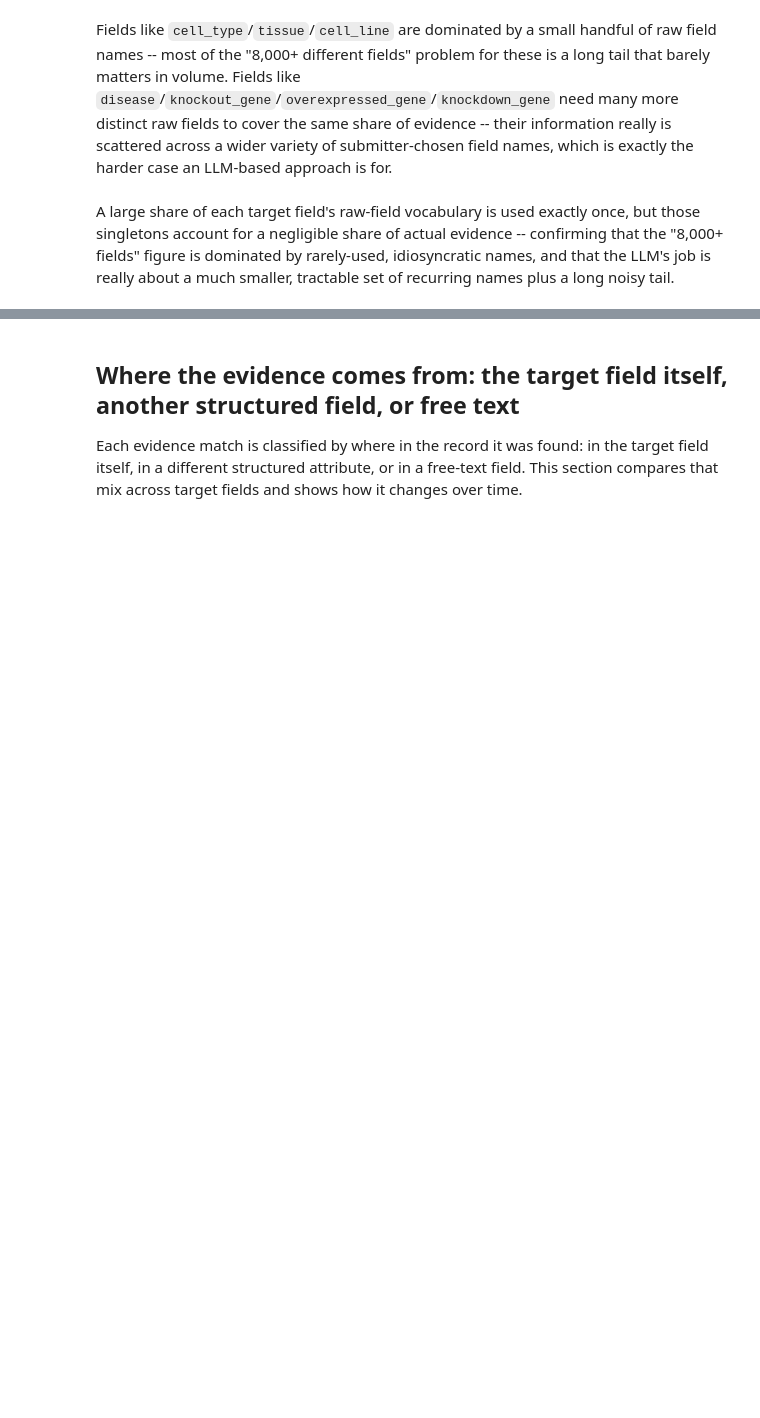
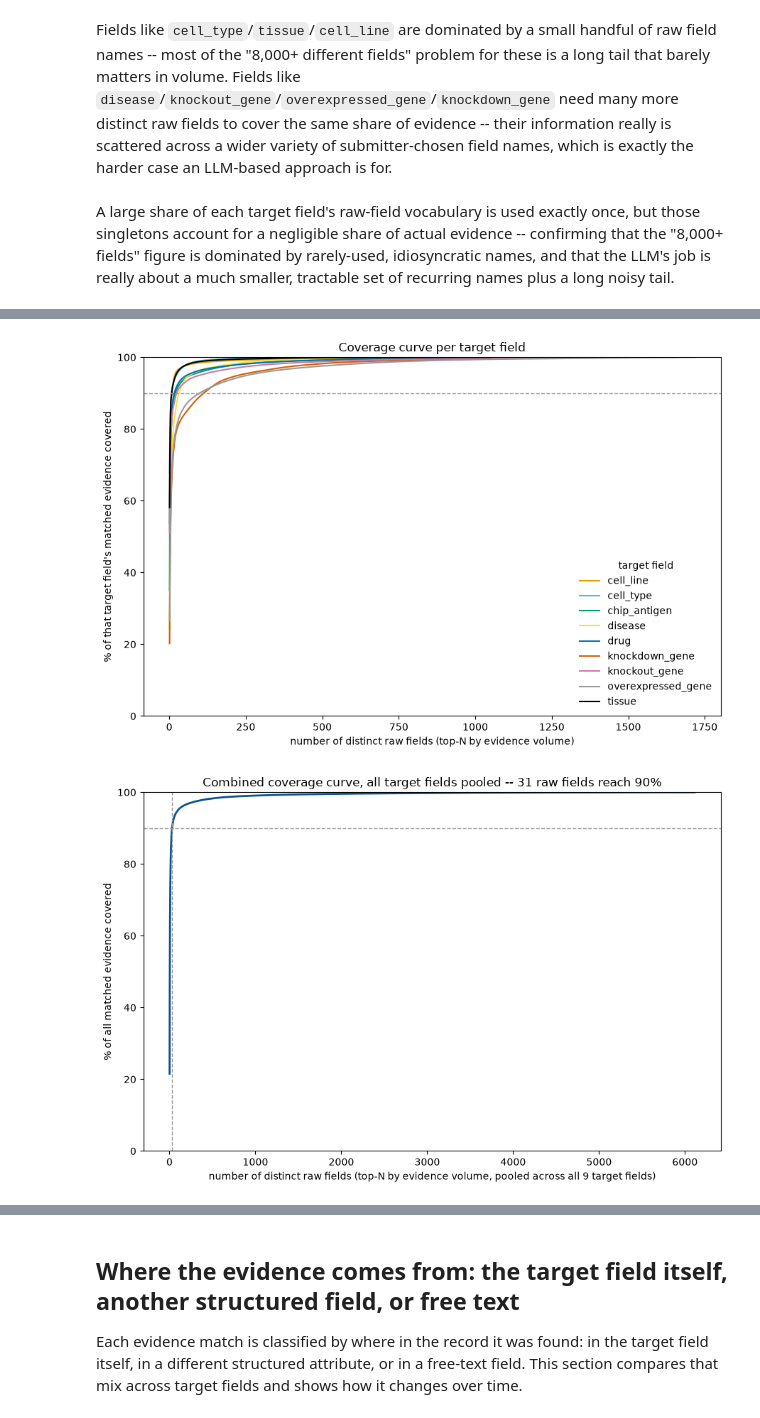
Before and after one commit to nuriafari/BH26_BioSample_bsllmner_mk2_value_provenance, a Jupyter notebook: notebooks/biosample_trace_back_analysis.ipynb, the cells around one changed output, grey strips where cells are left out. Saved outputs shown, nothing was run; the diff lists cells and outputs as text; code cells hidden in the pictures; blank space fills up the shorter version.

```diff
--- a/notebooks/biosample_trace_back_analysis.ipynb
+++ b/notebooks/biosample_trace_back_analysis.ipynb
@@ -293,0 +320,80 @@ A large share of each target field's raw-field vocabulary is used exactly once,
+# %%
+# COVERAGE CURVES: DISTINCT RAW FIELDS NEEDED TO REACH X% COVERAGE -- PER FIELD, POOLED, AND BY YEAR
+def plot_coverage_curves_per_field(exploded: pd.DataFrame, figsize: tuple[float, float] = (9, 6)) -> None:
+    fig, ax = plt.subplots(figsize=figsize)
+    for target_field in TARGET_FIELDS:
+        counts = exploded.loc[exploded["target_field"] == target_field, "raw_field"].value_counts()
+        curve = concentration_curve(counts)
+        ax.plot(curve["n_fields"], curve["pct_covered"], label=target_field, color=TARGET_FIELD_COLORS[target_field], linewidth=1.5)
+    ax.axhline(90, color="#999999", linestyle="--", linewidth=1)
+    ax.set_xlabel("number of distinct raw fields (top-N by evidence volume)")
+    ax.set_ylabel("% of that target field's matched evidence covered")
+    ax.set_title("Coverage curve per target field")
+    ax.set_ylim(0, 100)
+    ax.legend(title="target field", loc="lower right", frameon=False)
+    plt.tight_layout()
+    plt.show()
+
+
+def plot_coverage_curve_pooled(exploded: pd.DataFrame, figsize: tuple[float, float] = (9, 6)) -> int:
+    pooled_counts = exploded["raw_field"].value_counts()
+    curve = concentration_curve(pooled_counts)
+    n_for_90 = int(curve.loc[curve["pct_covered"] >= 90, "n_fields"].min())
+
+    fig, ax = plt.subplots(figsize=figsize)
+    ax.plot(curve["n_fields"], curve["pct_covered"], color="#0b5394", linewidth=2)
+    ax.axhline(90, color="#999999", linestyle="--", linewidth=1)
+    ax.axvline(n_for_90, color="#999999", linestyle="--", linewidth=1)
+    ax.set_xlabel("number of distinct raw fields (top-N by evidence volume, pooled across all 9 target fields)")
+    ax.set_ylabel("% of all matched evidence covered")
+    ax.set_title(f"Combined coverage curve, all target fields pooled -- {n_for_90:,} raw fields reach 90%")
+    ax.set_ylim(0, 100)
+    plt.tight_layout()
+    plt.show()
+    return n_for_90
+
+
+def plot_vocabulary_split_by_year(exploded: pd.DataFrame, figsize: tuple[float, float] = (10, 6)) -> None:
+    year_exploded = exploded.dropna(subset=["year_publication"])
+    year_exploded = year_exploded[year_exploded["year_publication"].between(*YEAR_RANGE)]
+    years = sorted(year_exploded["year_publication"].unique())
+    segments, labels = concentration_segments_by(year_exploded, "year_publication", years)
+    colors = ["#0b5394", "#6da7ec", "#e3eefc"]
+
+    fig, ax = plt.subplots(figsize=figsize)
+    y_pos = range(len(years))
+    left = pd.Series(0.0, index=segments.index)
+    for label, color in zip(labels, colors):
+        ax.barh(y_pos, segments[label], left=left, label=label, color=color)
+        left += segments[label]
+    ax.set_yticks(list(y_pos))
+    ax.set_yticklabels([int(year) for year in years])
+    ax.invert_yaxis()  # earliest year at top
+    ax.set_xlabel("number of distinct raw field names")
+    ax.set_title("How the raw-field vocabulary itself splits, by year")
+    ax.legend(title="field group", loc="upper center", bbox_to_anchor=(0.5, -0.12), ncol=len(labels), frameon=False)
+
+    # same needed-for-90% / total labels as the by-target-field version above
+    need_for_90 = segments[labels[0]]
+    totals = segments.sum(axis=1)
+    ax.set_xlim(0, totals.max() * 1.18)
+    for y, year in zip(y_pos, years):
+        ax.text(need_for_90[year], y, f"  {int(need_for_90[year]):,}", va="center", ha="left", fontsize=8, color=colors[0])
+        ax.text(totals[year], y, f"  {int(totals[year]):,}", va="center", ha="left", fontsize=8, color="black", fontweight="bold")
+    plt.tight_layout()
+    plt.show()
+
+
+plot_coverage_curves_per_field(exploded)
+n_pooled_for_90 = plot_coverage_curve_pooled(exploded)
+per_field_needed, per_field_labels = field_count_segments(exploded)
+sum_per_field_90 = int(per_field_needed[per_field_labels[0]].sum())
+md(
+    f"Combined across all 9 target fields, **{n_pooled_for_90:,}** distinct raw field names reach 90% coverage -- "
+    f"well below the **{sum_per_field_90:,}** you'd get by adding up each target field's own 90%-threshold count, "
+    "since a lot of that vocabulary (`source_name`, `title`, `description`, ...) is shared evidence across multiple target fields rather than each field needing its own distinct set."
+)
+plot_vocabulary_split_by_year(exploded)
+# %% [output]
+[figure, added]
+[figure, added]
```
Also changed, not shown: parts of 11 cells of this notebook, 12 other files.
